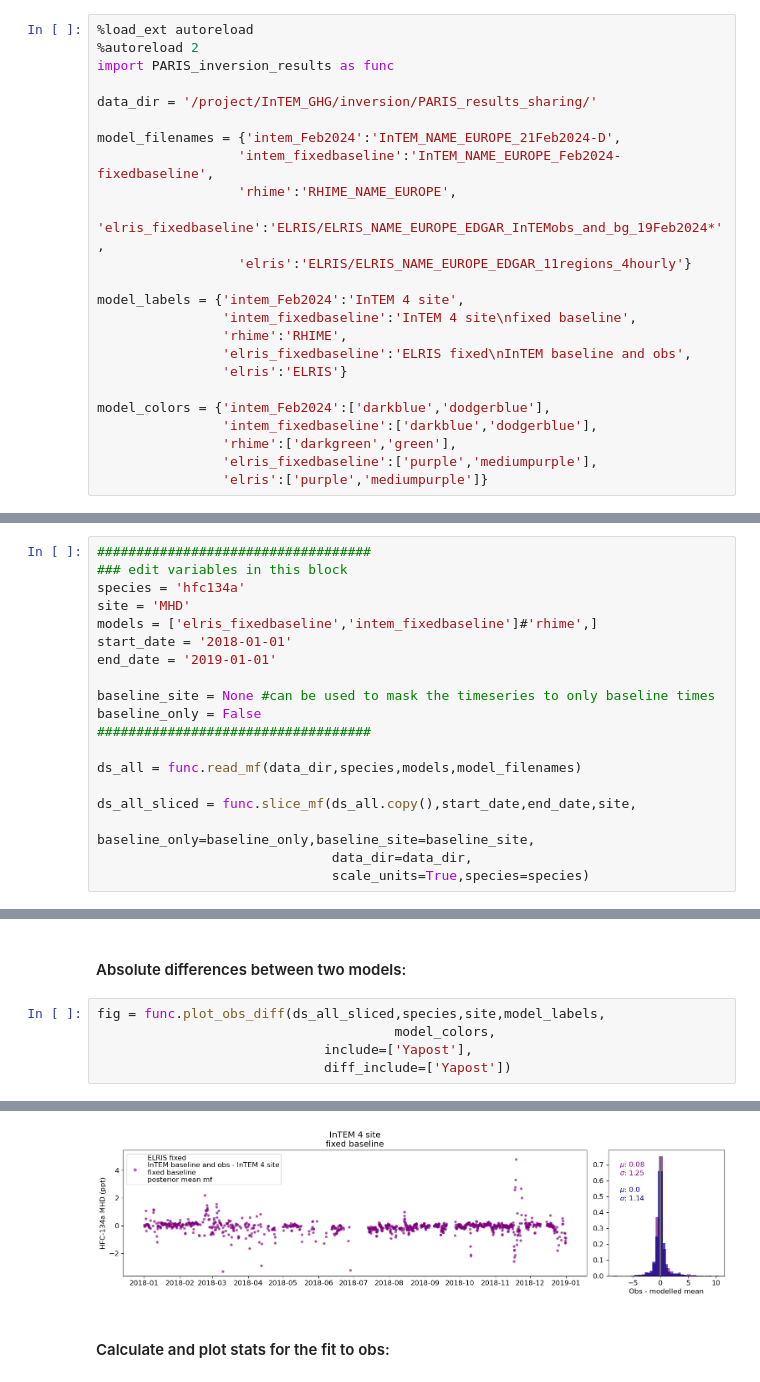
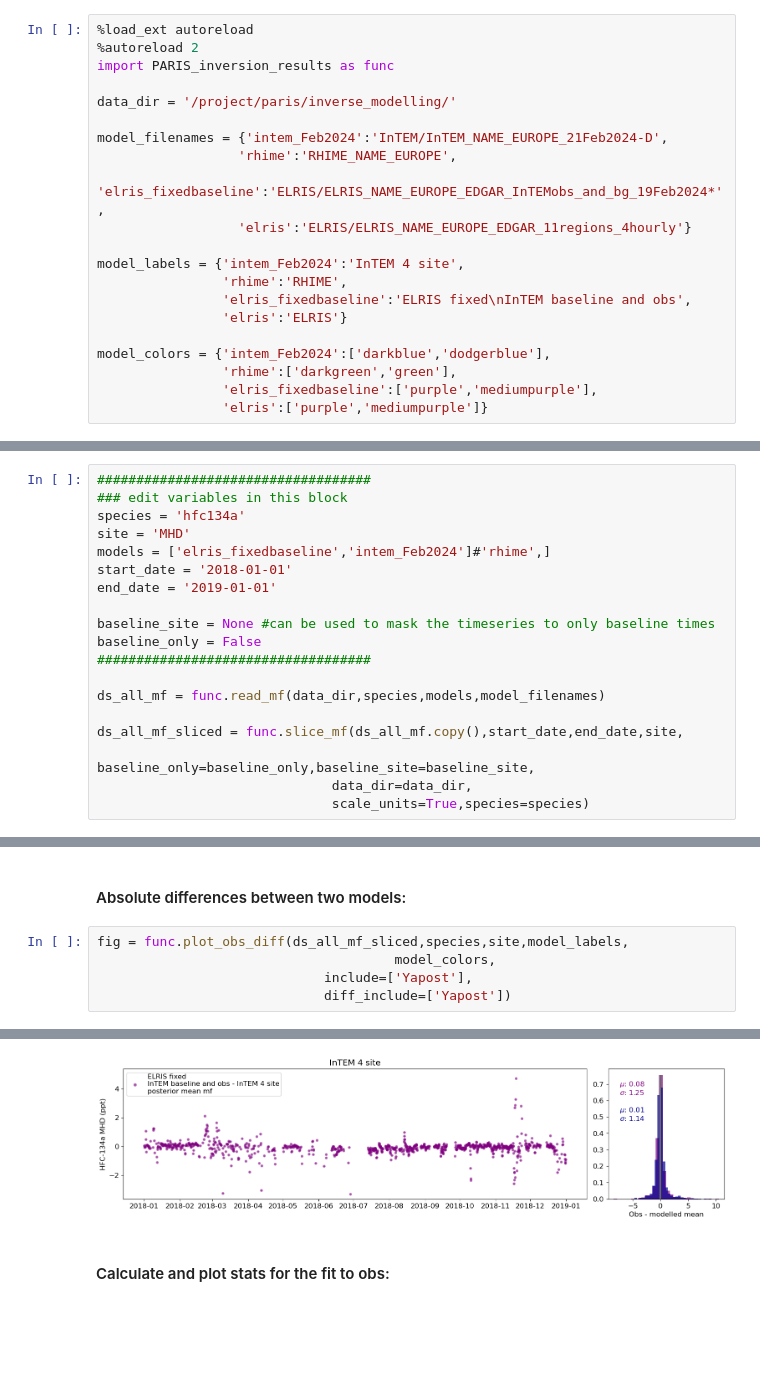
Before and after one commit to mgalkowski/fluxy-mpi-bgc, a Jupyter notebook: PARIS_inversion_results.ipynb, the cells around one changed output, grey strips where cells are left out. Saved outputs shown, nothing was run; the diff lists cells and outputs as text; blank space fills up the shorter version.

```diff
--- a/PARIS_inversion_results.ipynb
+++ b/PARIS_inversion_results.ipynb
@@ -25,22 +25,19 @@ Future updates may include:
 %autoreload 2
 import PARIS_inversion_results as func
 
-data_dir = '/project/InTEM_GHG/inversion/PARIS_results_sharing/'
+data_dir = '/project/paris/inverse_modelling/'
 
-model_filenames = {'intem_Feb2024':'InTEM_NAME_EUROPE_21Feb2024-D',
-                  'intem_fixedbaseline':'InTEM_NAME_EUROPE_Feb2024-fixedbaseline',
+model_filenames = {'intem_Feb2024':'InTEM/InTEM_NAME_EUROPE_21Feb2024-D',
                   'rhime':'RHIME_NAME_EUROPE',
                   'elris_fixedbaseline':'ELRIS/ELRIS_NAME_EUROPE_EDGAR_InTEMobs_and_bg_19Feb2024*',
                   'elris':'ELRIS/ELRIS_NAME_EUROPE_EDGAR_11regions_4hourly'}
 
 model_labels = {'intem_Feb2024':'InTEM 4 site',
-                'intem_fixedbaseline':'InTEM 4 site\nfixed baseline',
                 'rhime':'RHIME',
                 'elris_fixedbaseline':'ELRIS fixed\nInTEM baseline and obs',
                 'elris':'ELRIS'}
 
 model_colors = {'intem_Feb2024':['darkblue','dodgerblue'],
-                'intem_fixedbaseline':['darkblue','dodgerblue'],
                 'rhime':['darkgreen','green'],
                 'elris_fixedbaseline':['purple','mediumpurple'],
                 'elris':['purple','mediumpurple']}
@@ -107,7 +104,7 @@ Save plot here:
 ### edit variables in this block
 species = 'hfc134a'
 site = 'MHD'
-models = ['elris_fixedbaseline','intem_fixedbaseline']#'rhime',]
+models = ['elris_fixedbaseline','intem_Feb2024']#'rhime',]
 start_date = '2018-01-01'
 end_date = '2019-01-01'
 
@@ -115,9 +112,9 @@ baseline_site = None #can be used to mask the timeseries to only baseline times
 baseline_only = False
 ###################################
 
-ds_all = func.read_mf(data_dir,species,models,model_filenames)
+ds_all_mf = func.read_mf(data_dir,species,models,model_filenames)
 
-ds_all_sliced = func.slice_mf(ds_all.copy(),start_date,end_date,site,
+ds_all_mf_sliced = func.slice_mf(ds_all_mf.copy(),start_date,end_date,site,
                               baseline_only=baseline_only,baseline_site=baseline_site,
                               data_dir=data_dir,
                               scale_units=True,species=species)
@@ -158,14 +155,14 @@ NOTE: If annotations in the histograms are not displaying correctly, adjust anno
 # %% [markdown]
 #### Absolute differences between two models:
 # %%
-fig = func.plot_obs_diff(ds_all_sliced,species,site,model_labels,
+fig = func.plot_obs_diff(ds_all_mf_sliced,species,site,model_labels,
                                       model_colors,
                              include=['Yapost'],
                              diff_include=['Yapost'])
 # %% [output]
 NOTE: If all the data is not within axis limits, adjust the set_ylim
 NOTE: If annotations in the histograms are not displaying correctly, adjust annotate_coords.
-[figure, old version]
+[figure, new version]
 # %% [markdown]
 #### Calculate and plot stats for the fit to obs:
 # %%
```
Also changed, not shown: parts of 9 cells of this notebook, 1 other file.
